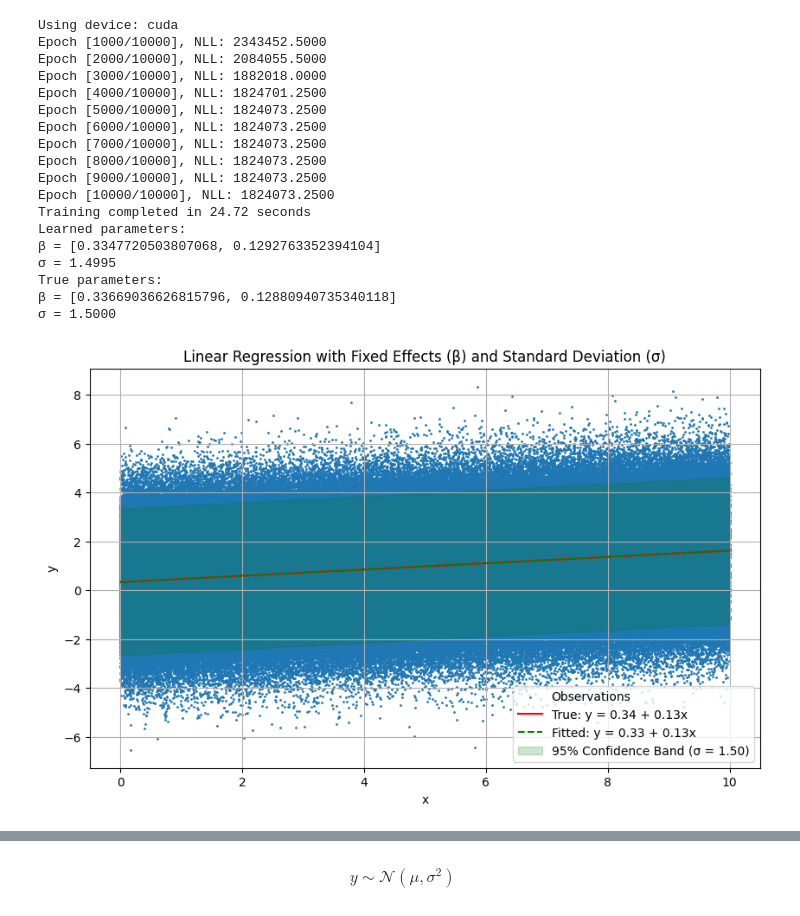
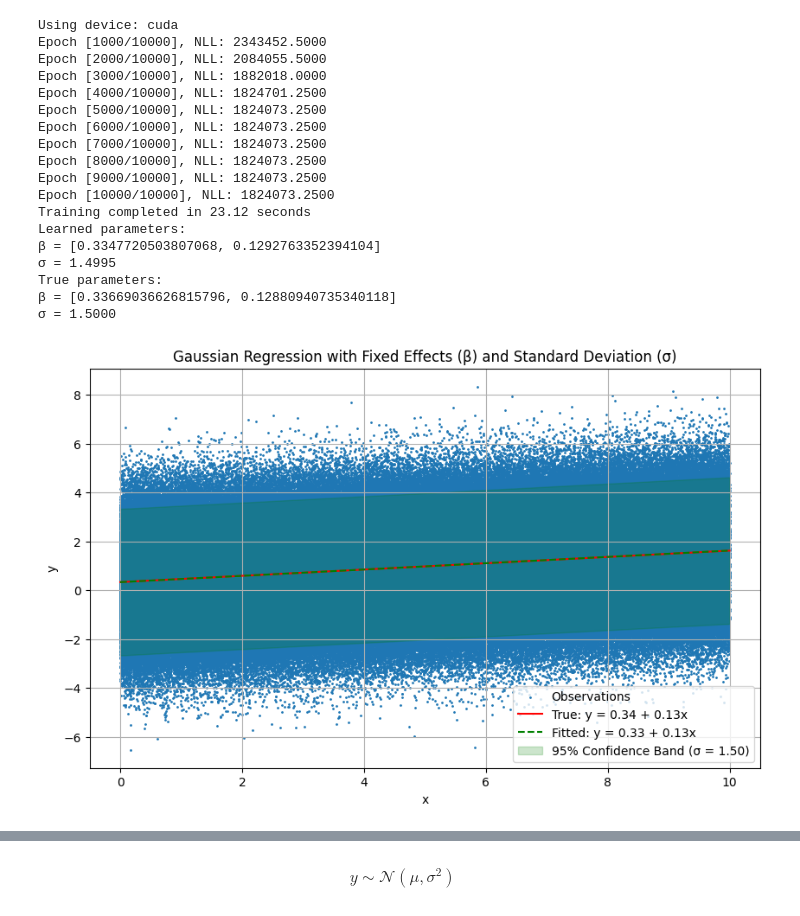
Before and after one commit to blueskycircle/pytorch-models, a Jupyter notebook: notebooks/notebookGPU.ipynb, the cells around one changed output, grey strips where cells are left out. Cells and saved outputs as stored; diff of their text form; code cells hidden in the pictures.

```diff
--- a/notebooks/notebookGPU.ipynb
+++ b/notebooks/notebookGPU.ipynb
@@ -1,5 +1,5 @@
 # %%
-# Updated notebook with automatic deduction of input dimension and CUDA support
+# Updated notebook with CUDA support
 
 # Import necessary libraries
 import torch
@@ -145,40 +145,40 @@ if p == 1:
     plt.xlabel('x')
     plt.ylabel('y')
     plt.legend()
-    plt.title('Linear Regression with Fixed Effects (β) and Standard Deviation (σ)')
+    plt.title('Gaussian Regression with Fixed Effects (β) and Standard Deviation (σ)')
     plt.grid(True)
     plt.show()
 else:
     print("Skipping plot since p > 1 (plotting only works for a single predictor).")
 
 # Plot the loss curve
 plt.figure(figsize=(10, 6))
 plt.plot(range(num_epochs), losses)
 plt.xlabel('Epoch')
 plt.ylabel('Negative Log-Likelihood')
 plt.title('Training Loss Over Time')
 plt.grid(True)
 plt.show()
 # %% [output]
 Using device: cuda
 Epoch [1000/10000], NLL: 2343452.5000
 Epoch [2000/10000], NLL: 2084055.5000
 Epoch [3000/10000], NLL: 1882018.0000
 Epoch [4000/10000], NLL: 1824701.2500
 Epoch [5000/10000], NLL: 1824073.2500
 Epoch [6000/10000], NLL: 1824073.2500
 Epoch [7000/10000], NLL: 1824073.2500
 Epoch [8000/10000], NLL: 1824073.2500
 Epoch [9000/10000], NLL: 1824073.2500
 Epoch [10000/10000], NLL: 1824073.2500
-Training completed in 24.72 seconds
+Training completed in 23.12 seconds
 Learned parameters:
 β = [0.3347720503807068, 0.1292763352394104]
 σ = 1.4995
 True parameters:
 β = [0.33669036626815796, 0.12880940735340118]
 σ = 1.5000
-[figure, old version]
+[figure, new version]
 [figure]
 # %% [markdown]
 $$y \sim \mathcal{N}(\mu, \sigma^2) $$
```
Also changed, not shown: 8 other files.
